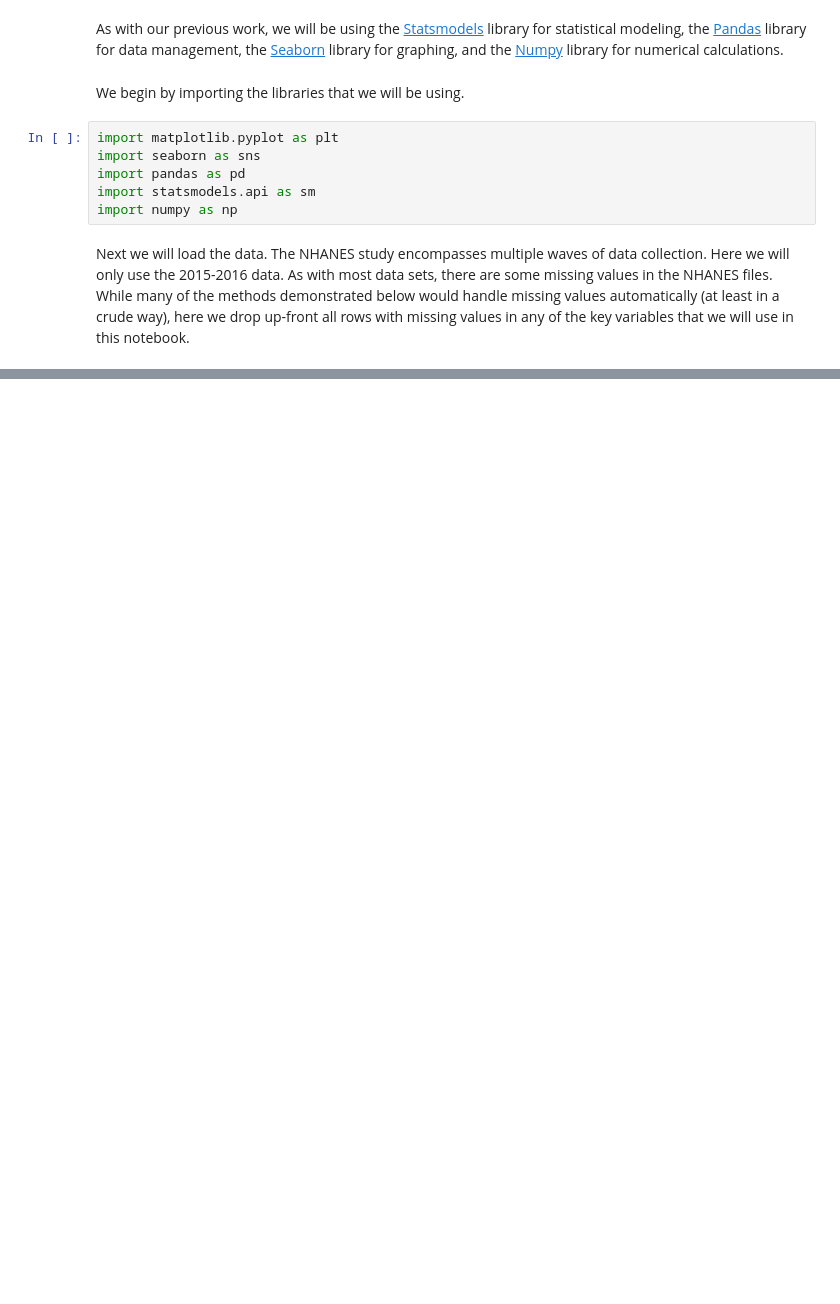
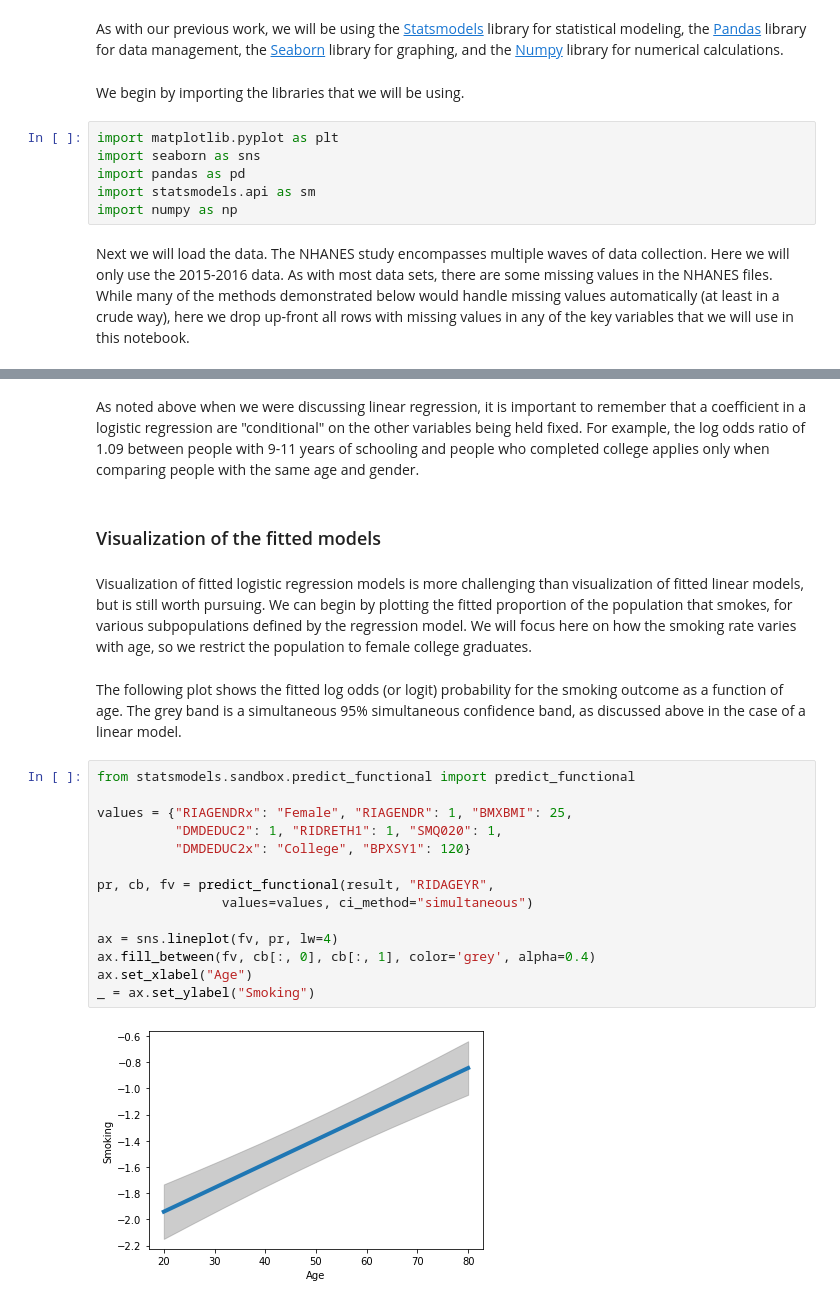
Before and after one commit to kshedden/workshops, a Jupyter notebook: glm_python/notebooks/nhanes_glm.ipynb, the cells around one changed output, grey strips where cells are left out. Cells and saved outputs as stored; diff of their text form; blank space fills up the shorter version.

```diff
--- a/glm_python/notebooks/nhanes_glm.ipynb
+++ b/glm_python/notebooks/nhanes_glm.ipynb
@@ -841,0 +486,37 @@ Model Family:                 Poisson   Df Model:                            5
+# %% [markdown]
+As noted above when we were discussing linear regression, it is
+important to remember that a coefficient in a logistic regression are
+"conditional" on the other variables being held fixed.  For example,
+the log odds ratio of 1.09 between people with 9-11 years of schooling
+and people who completed college applies only when comparing people
+with the same age and gender.
+# %% [markdown]
+### Visualization of the fitted models
+# %% [markdown]
+Visualization of fitted logistic regression models is more challenging
+than visualization of fitted linear models, but is still worth
+pursuing.  We can begin by plotting the fitted proportion of the
+population that smokes, for various subpopulations defined by the
+regression model.  We will focus here on how the smoking rate varies
+with age, so we restrict the population to female college graduates.
+# %% [markdown]
+The following plot shows the fitted log odds (or logit) probability
+for the smoking outcome as a function of age.  The grey band is a
+simultaneous 95% simultaneous confidence band, as discussed above in
+the case of a linear model.
+# %%
+from statsmodels.sandbox.predict_functional import predict_functional
+
+values = {"RIAGENDRx": "Female", "RIAGENDR": 1, "BMXBMI": 25,
+          "DMDEDUC2": 1, "RIDRETH1": 1, "SMQ020": 1,
+          "DMDEDUC2x": "College", "BPXSY1": 120}
+
+pr, cb, fv = predict_functional(result, "RIDAGEYR",
+                values=values, ci_method="simultaneous")
+
+ax = sns.lineplot(fv, pr, lw=4)
+ax.fill_between(fv, cb[:, 0], cb[:, 1], color='grey', alpha=0.4)
+ax.set_xlabel("Age")
+_ = ax.set_ylabel("Smoking")
+# %% [output]
+[figure, added]
```
Also changed, not shown: parts of 129 cells of this notebook, 3 other files.
